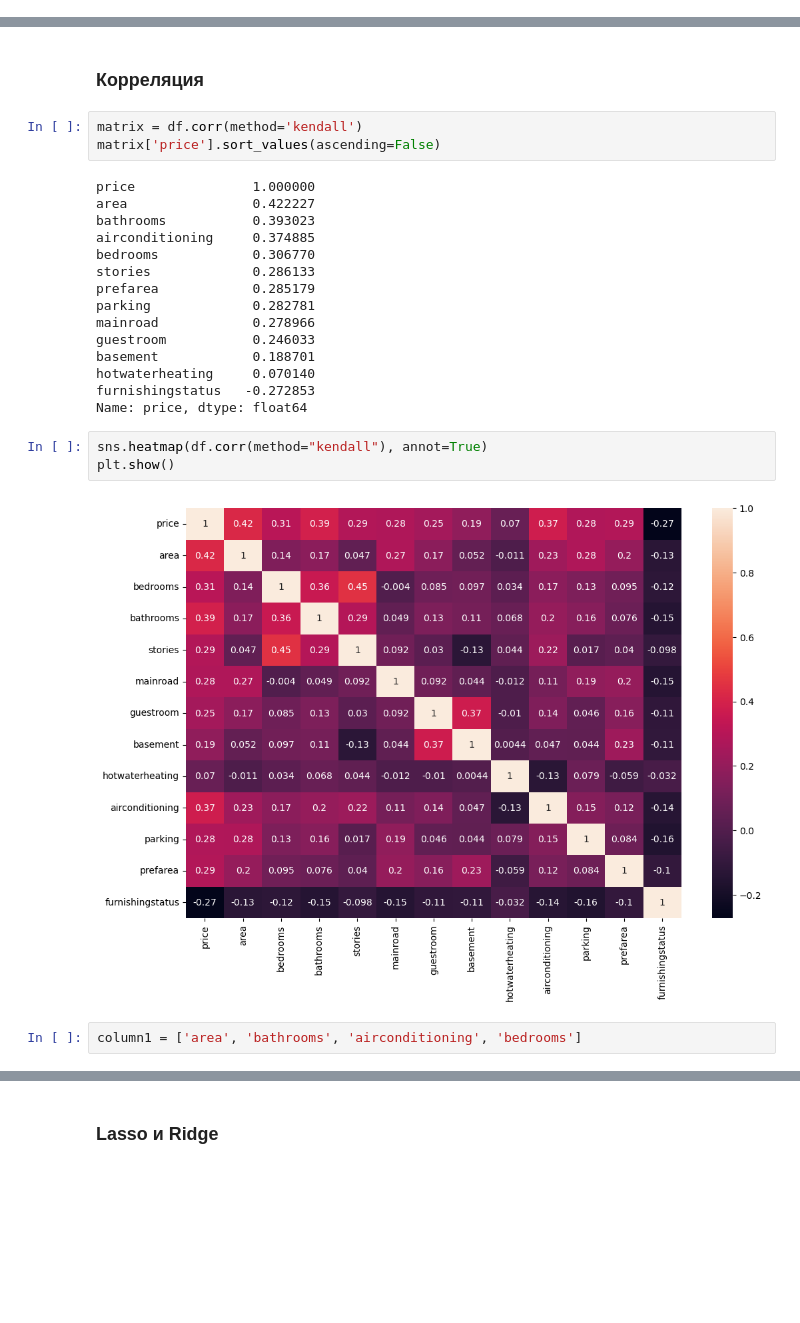
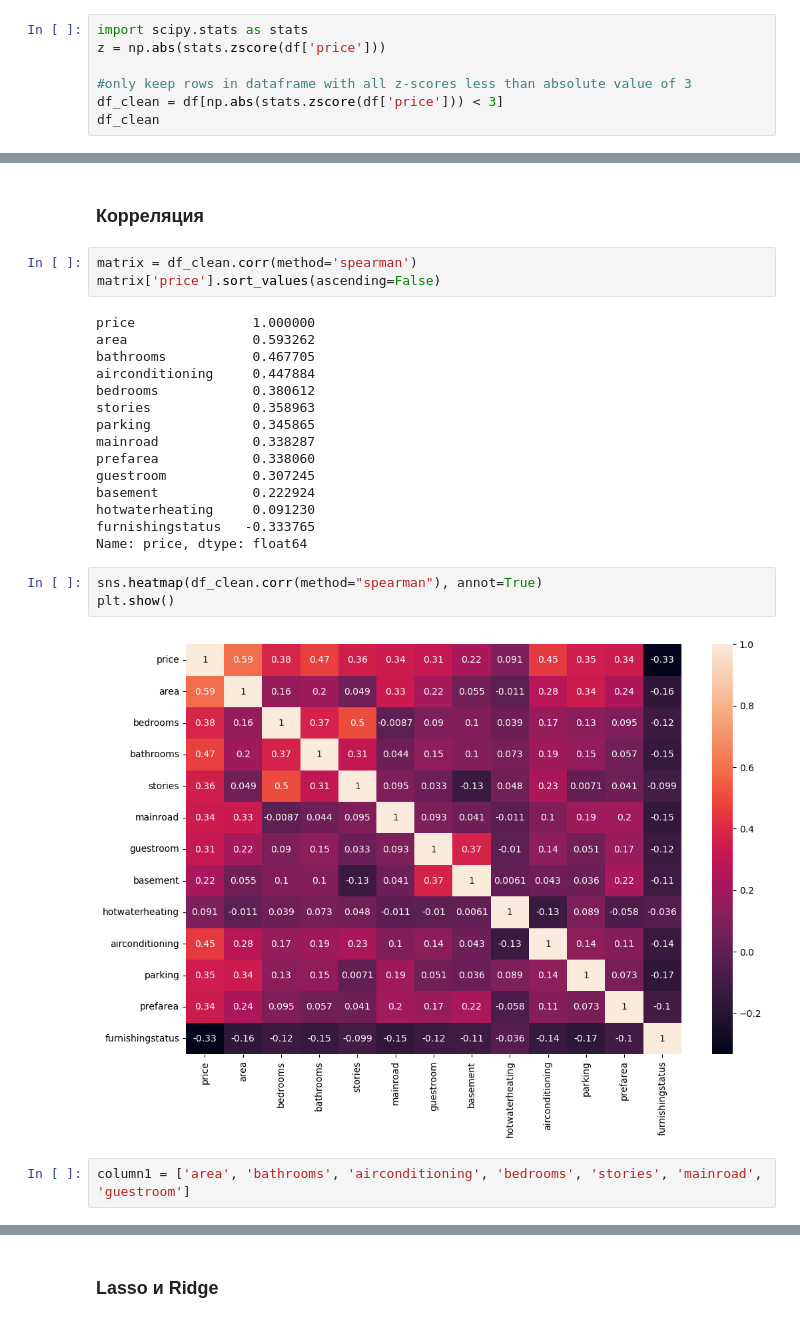
Before and after one commit to Nelli1501/machine_learning, a Jupyter notebook: Кт2.ipynb, the cells around one changed output, grey strips where cells are left out. Saved outputs shown, nothing was run; the diff lists cells and outputs as text; blank space fills up the shorter version.

```diff
--- a/Кт2.ipynb
+++ b/Кт2.ipynb
@@ -196,3 +196,10 @@ MSE = mean_squared_error(test_y1, predictions)
 print("Модель после выбросов: Rквадрат:", R2, "MSE:", MSE)
 # %% [output]
 Модель после выбросов: Rквадрат: 0.6169295217065371 MSE: 1223159969297.545
+# %%
+import scipy.stats as stats
+z = np.abs(stats.zscore(df['price']))
+
+#only keep rows in dataframe with all z-scores less than absolute value of 3
+df_clean = df[np.abs(stats.zscore(df['price'])) < 3]
+df_clean
@@ -218,30 +251,30 @@ for i in x.columns:
 # %% [markdown]
 ### Корреляция
 # %%
-matrix = df.corr(method='kendall')
+matrix = df_clean.corr(method='spearman')
 matrix['price'].sort_values(ascending=False)
 # %% [output]
 price               1.000000
-area                0.422227
-bathrooms           0.393023
-airconditioning     0.374885
-bedrooms            0.306770
-stories             0.286133
-prefarea            0.285179
-parking             0.282781
-mainroad            0.278966
-guestroom           0.246033
-basement            0.188701
-hotwaterheating     0.070140
-furnishingstatus   -0.272853
+area                0.593262
+bathrooms           0.467705
+airconditioning     0.447884
+bedrooms            0.380612
+stories             0.358963
+parking             0.345865
+mainroad            0.338287
+prefarea            0.338060
+guestroom           0.307245
+basement            0.222924
+hotwaterheating     0.091230
+furnishingstatus   -0.333765
 Name: price, dtype: float64
 # %%
-sns.heatmap(df.corr(method="kendall"), annot=True)
+sns.heatmap(df_clean.corr(method="spearman"), annot=True)
 plt.show()
 # %% [output]
-[figure, old version]
+[figure, new version]
 # %%
-column1 = ['area', 'bathrooms', 'airconditioning', 'bedrooms']
+column1 = ['area', 'bathrooms', 'airconditioning', 'bedrooms', 'stories', 'mainroad', 'guestroom']
 # %%
 train_x_new = train_x[column1]
 test_x_new = test_x[column1]
```
Also changed, not shown: parts of 13 cells of this notebook.
